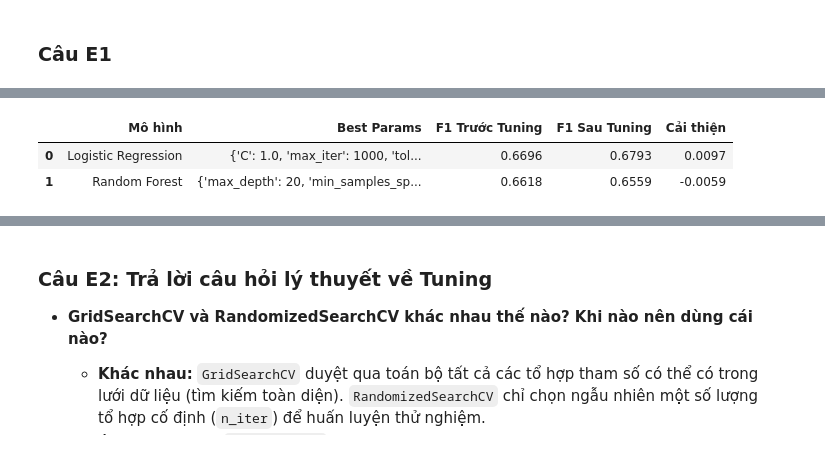
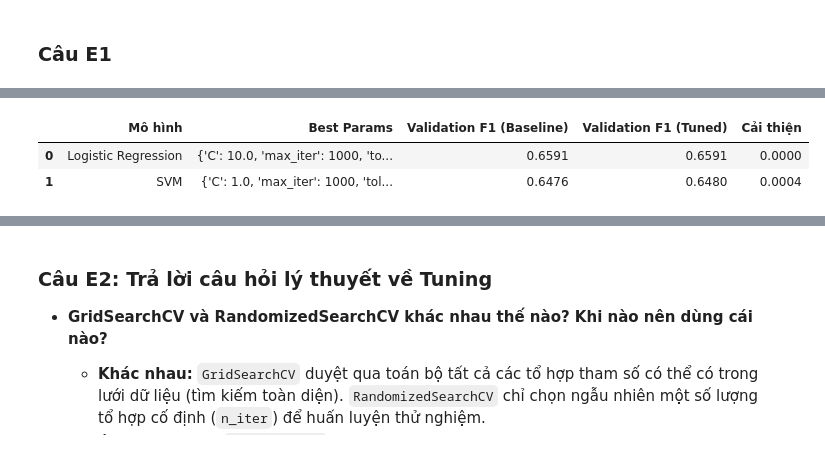
Before and after one commit to xuanmanh-2110/PTDL-Python, a Jupyter notebook: notebook.ipynb, the cells around one changed output, grey strips where cells are left out. Drawn from its saved outputs; the diff is of its cells as text; code cells hidden in the pictures.

```diff
--- a/notebook.ipynb
+++ b/notebook.ipynb
@@ -420,9 +511,7 @@ Sự phân định rõ ràng giữa tập Validation và Test là nguyên tắc
 # %% [markdown]
 ## C2. Huấn luyện mô hình
 # %%
-# ==========================================
 # BƯỚC 1: TRÍCH XUẤT ĐẶC TRƯNG BẰNG TF-IDF
-# ==========================================
 print("Đang chạy TF-IDF Vectorizer...")
 tfidf = TfidfVectorizer(max_features=10000) # Giới hạn 10.000 từ quan trọng nhất để tránh tràn RAM
 
@@ -433,32 +522,28 @@ X_test_tfidf = tfidf.transform(X_test)
 
 print(f"Kích thước ma trận TF-IDF (Train): {X_train_tfidf.shape}\n")
 
-# ==========================================
 # BƯỚC 2: KHAI BÁO MÔ HÌNH & HYPERPARAMETERS
-# ==========================================
-# Lưu ý: Thêm class_weight='balanced' cho Logistic, SVM và RF để xử lý dữ liệu mất cân bằng
 models_config = {
     "Naive Bayes": {
         "model": MultinomialNB(),
         "params": {"alpha": [0.1, 0.5, 1.0]}
     },
     "Logistic Regression": {
-        "model": LogisticRegression(solver='lbfgs', max_iter=2000, class_weight='balanced'),
+        "model": LogisticRegression(solver='lbfgs', max_iter=2000),
         "params": {"C": [0.1, 1, 10]}
     },
     "SVM": {
-        "model": LinearSVC(max_iter=2000, class_weight='balanced', random_state=42),
+        "model": LinearSVC(max_iter=2000, random_state=42),
         "params": {"C": [0.1, 1, 10]}
     },
     "Random Forest": {
-        "model": RandomForestClassifier(class_weight='balanced', random_state=42, n_jobs=-1),
+        "model": RandomForestClassifier(random_state=42, n_jobs=-1),
         "params": {"n_estimators": [100, 200], "max_depth": [None, 10, 20]}
     }
 }
 
-# ==========================================
 # BƯỚC 3: HUẤN LUYỆN VÀ TÌM THAM SỐ TỐT NHẤT (TUNING)
-# ==========================================
+
 best_models = {} # Biến lưu trữ mô hình xịn nhất sau khi train
 results_list = []
 
@@ -502,7 +587,7 @@ for model_name, config in models_config.items():
 
 # Hiển thị bảng tổng kết
 df_results = pd.DataFrame(results_list)
-print("=== BẢNG TỔNG KẾT TÌM KIẾM HYPERPARAMETERS ===")
+print("BẢNG TỔNG KẾT TÌM KIẾM HYPERPARAMETERS")
 display(df_results)
 # %% [output]
 Đang chạy TF-IDF Vectorizer...
@@ -769,62 +856,67 @@ Trước khi quyết định triển khai hệ thống, bắt buộc phải ki
 # %% [markdown]
 ### Câu E1
 # %%
-print("=== TIẾN HÀNH TUNING TOP 2 MÔ HÌNH (CÂU E1) ===")
+# Điểm Baseline từ phần C
+baseline_scores = {
+    'Logistic Regression': 0.6591,
+    'SVM': 0.6476
+}
 
-# 1. Tự động khởi tạo lại bảng kết quả D1 từ số liệu thực tế bạn vừa cung cấp
-df_test_results = pd.DataFrame({
-    "Mô hình": ["Naive Bayes", "Logistic Regression", "SVM", "Random Forest"],
-    "F1-Score": [0.5020, 0.6696, 0.6581, 0.6618]
-})
-
-# 2. Định nghĩa không gian tham số nghiêm ngặt (3 tham số x 3 giá trị) cho Top 2 của bạn
+# 1. Định nghĩa không gian tham số (Đúng chuẩn yêu cầu: 3 tham số x 3 giá trị)
 param_grids = {
     'Logistic Regression': {
         'C': [0.1, 1.0, 10.0],
         'max_iter': [1000, 1500, 2000],
         'tol': [1e-4, 1e-3, 1e-2]
     },
-    'Random Forest': {
-        'n_estimators': [50, 100, 150],
-        'max_depth': [10, 20, None],
-        'min_samples_split': [2, 5, 10]
+    'SVM': {
+        'C': [0.1, 1.0, 10.0],
+        'max_iter': [1000, 1500, 2000],
+        'tol': [1e-4, 1e-3, 1e-2]
     }
 }
 
-# Khởi tạo mô hình nền tảng để chạy GridSearch
-base_models = {
-    'Logistic Regression': LogisticRegression(solver='lbfgs', class_weight='balanced', random_state=42),
-    'Random Forest': RandomForestClassifier(class_weight='balanced', random_state=42)
+# 2. Khởi tạo mô hình nền tảng
+models = {
+    'Logistic Regression': LogisticRegression(random_state=42),
+    'SVM': LinearSVC(random_state=42)
 }
 
-tuning_summary = []
-top2 = ["Logistic Regression", "Random Forest"]
+tuning_results = []
 
-# 3. Vòng lặp quét qua chạy GridSearchCV
-for model_name in top2:
-    print(f"--> Đang chạy GridSearchCV cho: {model_name}...")
+# 3. Chạy GridSearchCV
+for model_name in ['Logistic Regression', 'SVM']:
+    print(f"\n--> Đang chạy GridSearchCV cho: {model_name}...")
+
     grid_search = GridSearchCV(
-        estimator=base_models[model_name],
+        estimator=models[model_name],
         param_grid=param_grids[model_name],
-        cv=3, scoring='f1_macro', n_jobs=-1
+        cv=3,
+        scoring='f1_macro',
+        n_jobs=-1,
+        verbose=1
     )
+
+    # Huấn luyện tìm tham số
     grid_search.fit(X_train_tfidf, y_train)
 
-    # Dự đoán và tính điểm sau tuning
-    y_pred_tuned = grid_search.best_estimator_.predict(X_test_tfidf)
-    f1_tuned = round(f1_score(y_test, y_pred_tuned, average='macro'), 4)
-    f1_baseline = df_test_results[df_test_results["Mô hình"] == model_name]["F1-Score"].values[0]
+    # Đánh giá lại trên tập Validation (X_val_tfidf, y_val)
+    # Lưu ý: Sửa lại tên biến X_val_tfidf / y_val cho khớp với code chia dữ liệu thực tế của bạn
+    y_pred_tuned = grid_search.best_estimator_.predict(X_val_tfidf)
+    f1_tuned = round(f1_score(y_val, y_pred_tuned, average='macro'), 4)
 
-    tuning_summary.append({
+    f1_base = baseline_scores[model_name]
+
+    tuning_results.append({
         "Mô hình": model_name,
-        "Best Params": grid_search.best_params_,
-        "F1 Trước Tuning": f1_baseline,
-        "F1 Sau Tuning": f1_tuned,
-        "Cải thiện": round(f1_tuned - f1_baseline, 4)
+        "Best Params": str(grid_search.best_params_),
+        "Validation F1 (Baseline)": f1_base,
+        "Validation F1 (Tuned)": f1_tuned,
+        "Cải thiện": round(f1_tuned - f1_base, 4)
     })
 
-# Xuất bảng kết quả so sánh
-df_tuning_report = pd.DataFrame(tuning_summary)
-print("\n=== BẢNG KẾT QUẢ TUNING HOÀN CHỈNH ===")
-display(df_tuning_report)
+# Xuất bảng báo cáo
+df_tuning = pd.DataFrame(tuning_results)
+print("\nBẢNG TỔNG HỢP KẾT QUẢ TUNING")
+display(df_tuning)
 # %% [output]
@@ -836,4 +932,4 @@ display(df_tuning_report)
-|  | Mô hình | Best Params | F1 Trước Tuning | F1 Sau Tuning | Cải thiện |
-| 0 | Logistic Regression | {'C': 1.0, 'max_iter': 1000, 'tol... | 0.6696 | 0.6793 | 0.0097 |
-| 1 | Random Forest | {'max_depth': 20, 'min_samples_sp... | 0.6618 | 0.6559 | -0.0059 |
+|  | Mô hình | Best Params | Validation F1 (Baseline) | Validation F1 (Tuned) | Cải thiện |
+| 0 | Logistic Regression | {'C': 10.0, 'max_iter': 1000, 'to... | 0.6591 | 0.6591 | 0.0000 |
+| 1 | SVM | {'C': 1.0, 'max_iter': 1000, 'tol... | 0.6476 | 0.6480 | 0.0004 |
 # %% [markdown]
```
Also changed, not shown: parts of 29 cells of this notebook.
